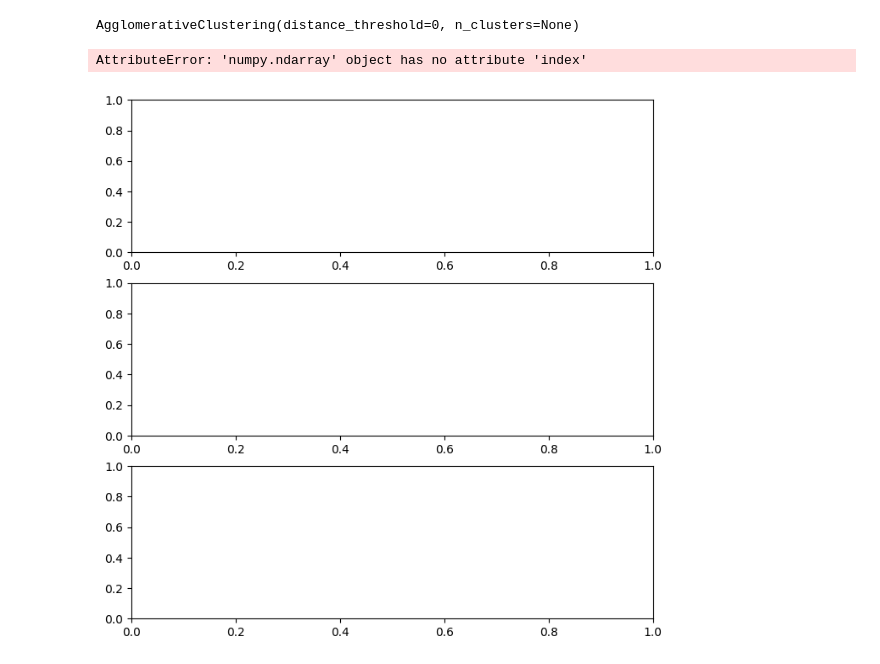
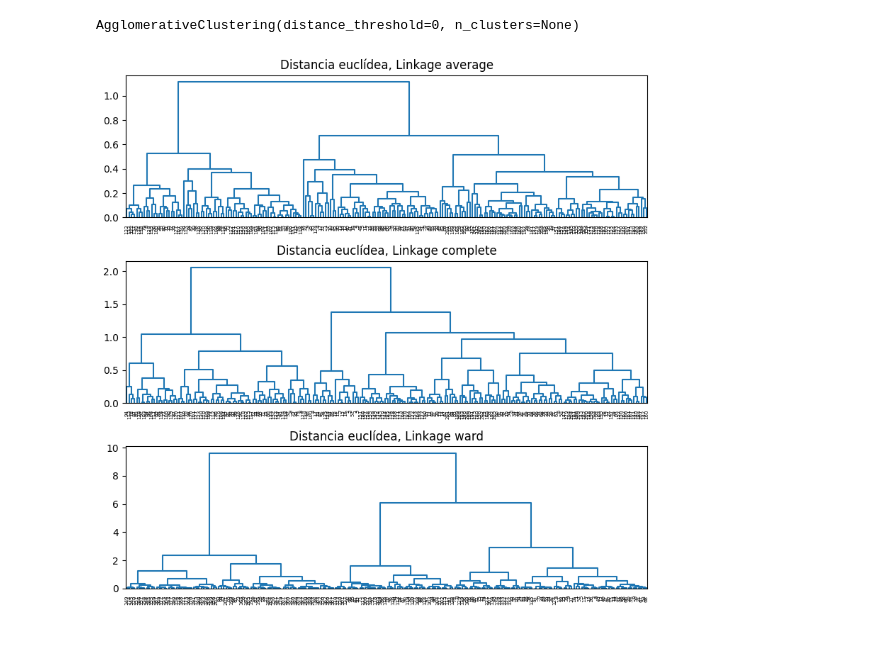
Before and after one commit to 100495991/AA_practica2, a Jupyter notebook: main.ipynb, the cells around one changed output. Saved outputs shown, nothing was run; the diff lists cells and outputs as text; code cells hidden in the pictures.

```diff
--- a/main.ipynb
+++ b/main.ipynb
@@ -227,3 +161,12 @@ Método del codo para comprobar cual es el número de clusters adecuado para est
+# %%
+from sklearn.cluster import KMeans
+pipeline = Pipeline([
+    ('scaler', bestScaler),
+    ('pca', PCA(n_components=2))
+])
+
+X_pca = pipeline.fit_transform(X)
+pca = pipeline.named_steps['pca']
 # %%
 # Método elbow para identificar el número óptimo de clusters
 # ==============================================================================
@@ -304,13 +325,14 @@ modelo_hclust_ward.fit(X=X_pca)
 AgglomerativeClustering(distance_threshold=0, n_clusters=None)
 # %%
 fig, axs = plt.subplots(3, 1, figsize=(8, 8))
+X_pca = pd.DataFrame(X_pca, columns=['PC1', 'PC2'], index=data.index)
+
 plot_dendrogram(modelo_hclust_average, labels=X_pca.index, color_threshold=0, ax=axs[0])
 axs[0].set_title("Distancia euclídea, Linkage average")
 plot_dendrogram(modelo_hclust_complete, labels=X_pca.index, color_threshold=0, ax=axs[1])
 axs[1].set_title("Distancia euclídea, Linkage complete")
 plot_dendrogram(modelo_hclust_ward, labels=X_pca.index, color_threshold=0, ax=axs[2])
 axs[2].set_title("Distancia euclídea, Linkage ward")
-plt.tight_layout();
+plt.tight_layout()
 # %% [output]
-AttributeError: 'numpy.ndarray' object has no attribute 'index'
-[figure, old version]
+[figure, new version]
```
Also changed, not shown: parts of 15 cells of this notebook, 1 other file.
